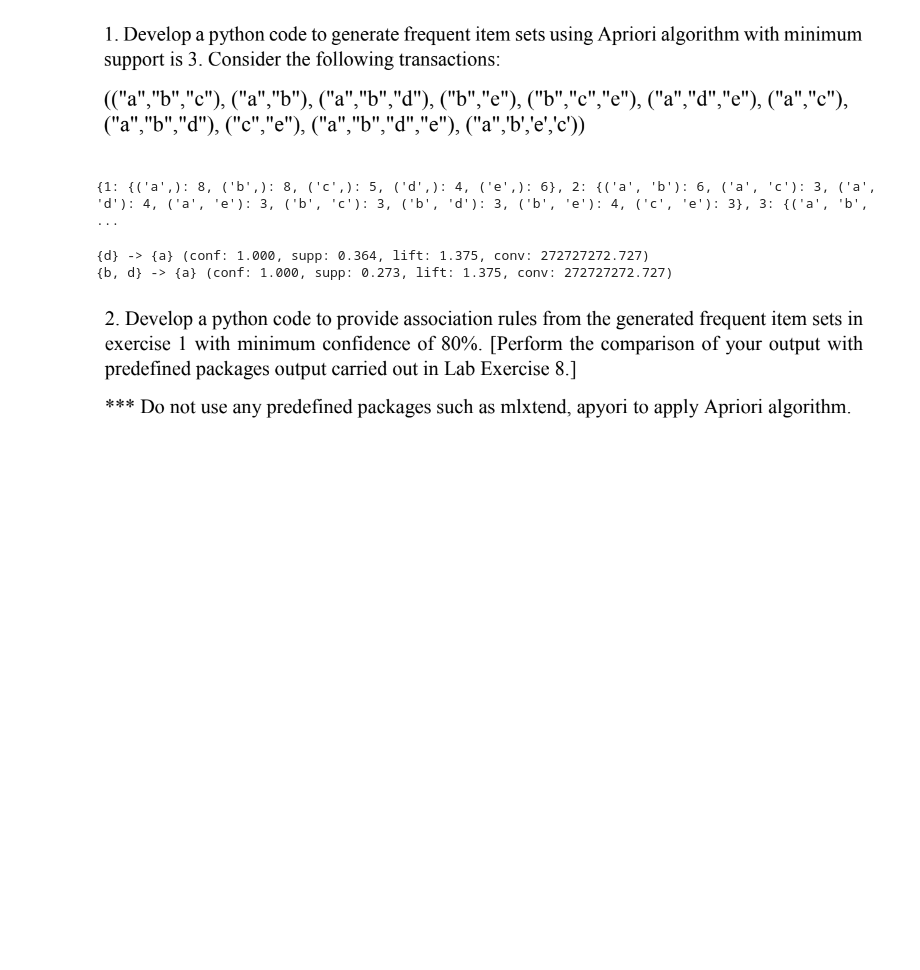
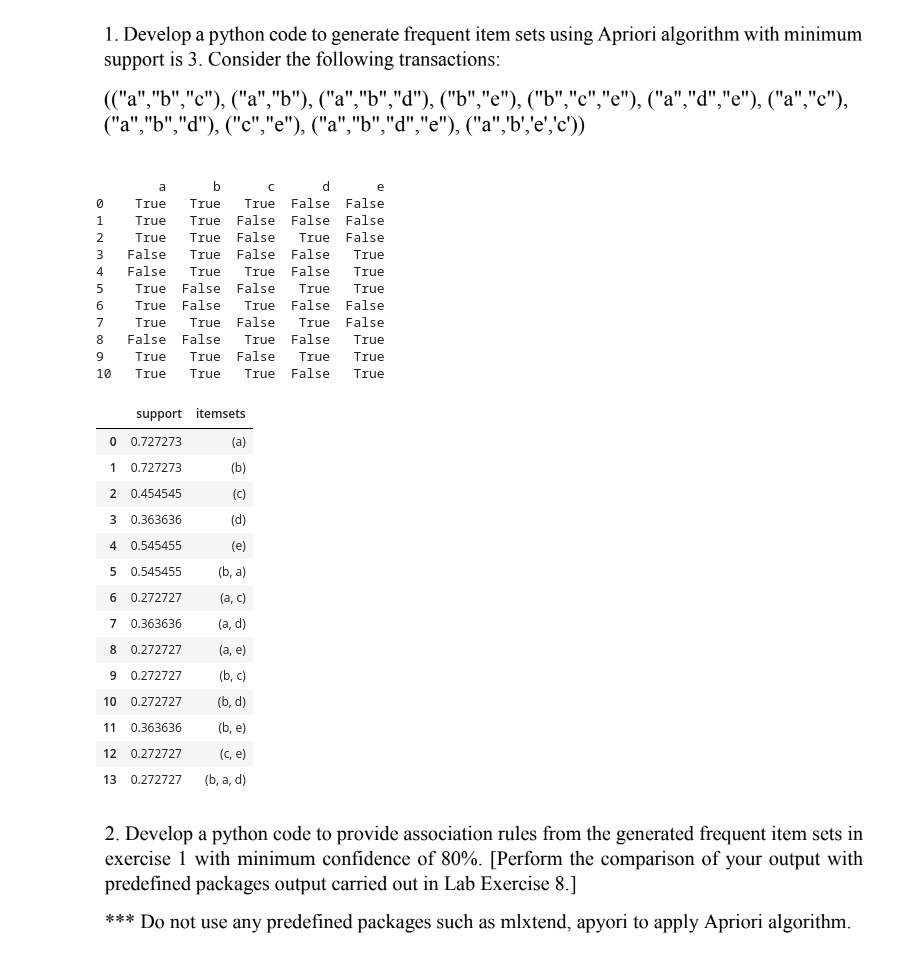
Before and after one commit to Sriharshitha842/DWDM_LAB, a Jupyter notebook: dwdm_lab9.ipynb, the cells around one changed output. Cells and saved outputs as stored; diff of their text form; code cells hidden in the pictures; blank space fills up the shorter version.

```diff
--- a/dwdm_lab9.ipynb
+++ b/dwdm_lab9.ipynb
@@ -15,23 +15,46 @@
 # %%
 import numpy as np
 import pandas as pd
+from mlxtend.frequent_patterns import apriori, association_rules
 dataset = [["a","b","c"], ["a","b"], ["a","b","d"], ["b","e"],
 ["b","c","e"], ["a","d","e"], ["a","c"], ["a","b","d"],
 ["c","e"], ["a","b","d","e"], ["a","b","e","c"]]
+import pandas as pd
+from mlxtend.preprocessing import TransactionEncoder
+te = TransactionEncoder()
+te_ary = te.fit(dataset).transform(dataset)
+df = pd.DataFrame(te_ary, columns=te.columns_)
+print(df)
+from mlxtend.frequent_patterns import apriori
+apriori(df, min_support=3/len(dataset),use_colnames=True)
+# %% [output]
+        a      b      c      d      e
+0    True   True   True  False  False
+1    True   True  False  False  False
+2    True   True  False   True  False
+3   False   True  False  False   True
+4   False   True   True  False   True
+5    True  False  False   True   True
+6    True  False   True  False  False
+7    True   True  False   True  False
+8   False  False   True  False   True
+9    True   True  False   True   True
+10   True   True   True  False   True
+|  | support | itemsets |
+| 0 | 0.727273 | (a) |
+| 1 | 0.727273 | (b) |
+| 2 | 0.454545 | (c) |
+| 3 | 0.363636 | (d) |
+| 4 | 0.545455 | (e) |
+| 5 | 0.545455 | (b, a) |
+| 6 | 0.272727 | (a, c) |
+| 7 | 0.363636 | (a, d) |
+| 8 | 0.272727 | (a, e) |
+| 9 | 0.272727 | (b, c) |
+| 10 | 0.272727 | (b, d) |
+| 11 | 0.363636 | (b, e) |
+| 12 | 0.272727 | (c, e) |
+| 13 | 0.272727 | (b, a, d) |
-# %%
-from efficient_apriori import apriori
-min_support = 3/len(dataset)
-min_confidence=0.8
-itemsets, rules = apriori(dataset, min_support=min_support, min_confidence=min_confidence)
-print(itemsets)
-# %% [output]
-{1: {('a',): 8, ('b',): 8, ('c',): 5, ('d',): 4, ('e',): 6}, 2: {('a', 'b'): 6, ('a', 'c'): 3, ('a', 'd'): 4, ('a', 'e'): 3, ('b', 'c'): 3, ('b', 'd'): 3, ('b', 'e'): 4, ('c', 'e'): 3}, 3: {('a', 'b', ...
-# %%
-for rule in rules:
-  print(rule)
-# %% [output]
-{d} -> {a} (conf: 1.000, supp: 0.364, lift: 1.375, conv: 272727272.727)
-{b, d} -> {a} (conf: 1.000, supp: 0.273, lift: 1.375, conv: 272727272.727)
 # %% [markdown]
 ![image.png](embedded-picture-1)
 # %%
```
